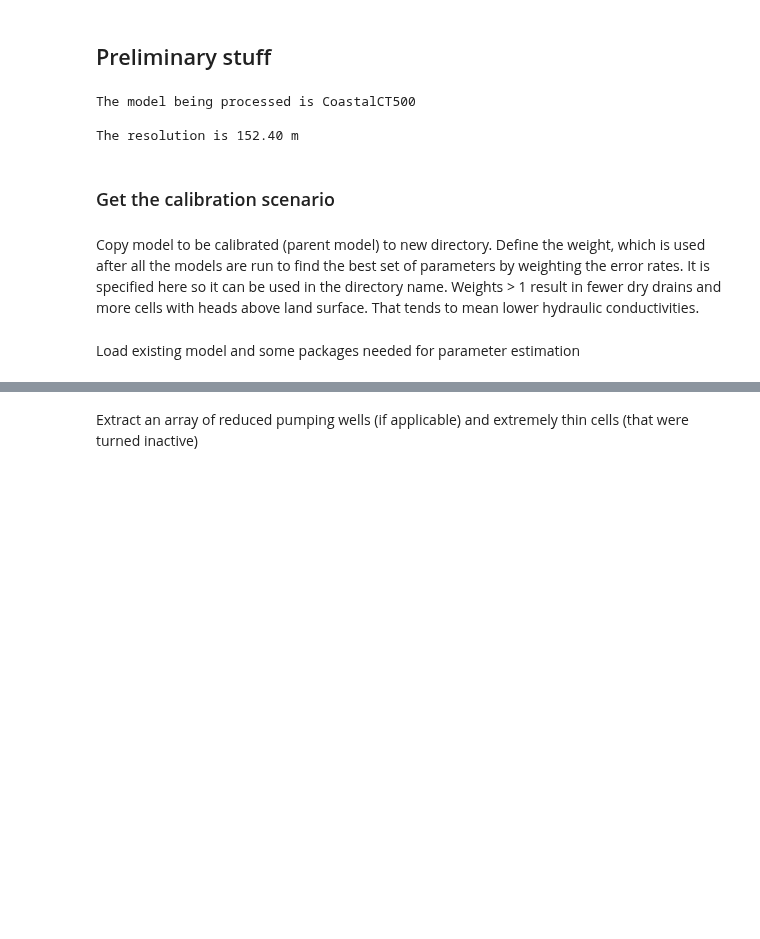
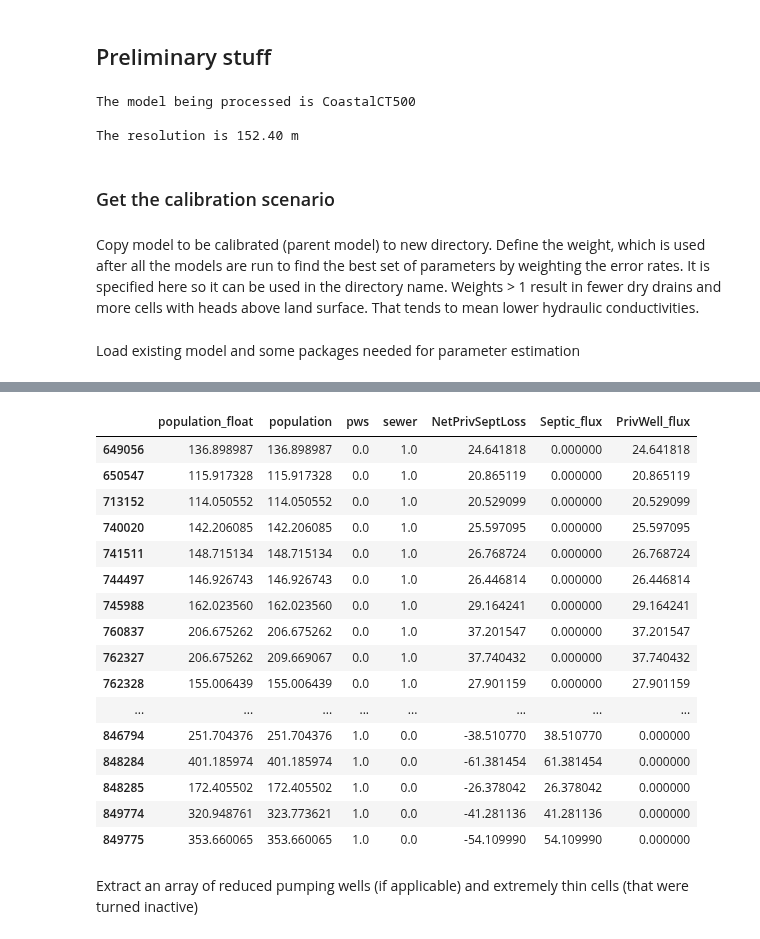
Before and after one commit to janetrbarclay/gw-general-models, a Jupyter notebook: Genmod1.0/general-models/UserGuide_General_Model_5_JRB_ExportShapefile.ipynb, the cells around one changed output, grey strips where cells are left out. Saved outputs shown, nothing was run; the diff lists cells and outputs as text; code cells hidden in the pictures; blank space fills up the shorter version.

```diff
--- a/Genmod1.0/general-models/UserGuide_General_Model_5_JRB_ExportShapefile.ipynb
+++ b/Genmod1.0/general-models/UserGuide_General_Model_5_JRB_ExportShapefile.ipynb
@@ -148,16 +197,33 @@ if os.path.isfile(zone_file):
         other_dict["surfzone_"+str(i)]=zones[i,:,:]
 
 other_dict["ZoneBud"]=model_grid.HUC12_shortCD.values.reshape(dis.nrow, dis.ncol)
-other_dict["Septic_flux"]=model_grid.Septic_flux.values.reshape(dis.nrow, dis.ncol)
-other_dict['PrivWell_flux']=model_grid.population.values.reshape(dis.nrow, dis.ncol)*np.abs(model_grid.pws.values.reshape(dis.nrow, dis.ncol)-1)*useResPerCap
-other_dict["Pop"]=model_grid.population.values.reshape(dis.nrow, dis.ncol)
-other_dict["Coast_Deep"]=model_grid.Coast_Deep.values.reshape(dis.nrow, dis.ncol)
-other_dict["Coast_Shallow"]=model_grid.Coast_Shallow.values.reshape(dis.nrow, dis.ncol)
-other_dict["ghb_sea"]=model_grid.ghb_sea.values.reshape(dis.nrow, dis.ncol)
-other_dict["SurfGeo"]=model_grid.SurfGeo.values.reshape(dis.nrow, dis.ncol)
-other_dict["BedLithSimp"]=model_grid.BedLithSimp.values.reshape(dis.nrow, dis.ncol)
-other_dict["PerWater"]=model_grid.PerWater.values.reshape(dis.nrow, dis.ncol)
+try:
+    other_dict["Septic_flux"]=model_grid.Septic_flux.values.reshape(dis.nrow, dis.ncol)
+    other_dict["sep_cm_yr"]=other_dict["Septic_flux"]/L/L*365*100  #converts m3/d to cm/yr
+    model_grid['PrivWell_flux']=model_grid.population.values*np.abs(model_grid.pws.values-1)*useResPerCap
+    model_grid['NetPrivSeptLoss'] = model_grid.population.values*np.abs(model_grid.pws.values-1)*useResPerCap-model_grid.Septic_flux.values
+    other_dict['PrivWell_flux']=model_grid.population.values.reshape(dis.nrow, dis.ncol)*np.abs(model_grid.pws.values.reshape(dis.nrow, dis.ncol)-1)*useResPerCap
+    other_dict['PriWe_cm_yr']=other_dict['PrivWell_flux']/L/L*365*100  #converts m3/d to cm/yr
+    model_grid['NetPrivSeptLoss'] = model_grid.population.values*np.abs(model_grid.pws.values-1)*useResPerCap-model_grid.Septic_flux.values
+    other_dict['NetPrivSeptLoss']= model_grid.NetPrivSeptLoss.values.reshape(dis.nrow,dis.ncol)
+    other_dict['NetSepLoss_cm_yr']=other_dict['NetPrivSeptLoss']/L/L*365*100  #converts m3/d to cm/yr
+    other_dict["Pop"]=model_grid.population.values.reshape(dis.nrow, dis.ncol)
+    other_dict["Coast_Deep"]=model_grid.Coast_Deep.values.reshape(dis.nrow, dis.ncol)
+    other_dict["Coast_Shallow"]=model_grid.Coast_Shallow.values.reshape(dis.nrow, dis.ncol)
+    other_dict["ghb_sea"]=model_grid.ghb_sea.values.reshape(dis.nrow, dis.ncol)
+except:
+    pass
+other_dict["arbolateSu"]=model_grid.arbolateSu.values.reshape(dis.nrow, dis.ncol)
+try:
+    other_dict["SurfGeo"]=model_grid.SurfGeo.values.reshape(dis.nrow, dis.ncol)
+    other_dict["BedLithSimp"]=model_grid.BedLithSimp.values.reshape(dis.nrow, dis.ncol)
+    other_dict["PerWater"]=model_grid.PerWater.values.reshape(dis.nrow, dis.ncol)
+except:
+    pass
+
+other_dict["ObsType"]=model_grid.obs_type_int.values.reshape(dis.nrow, dis.ncol)
 other_dict["WetlandPer"]=model_grid.WetlandPer.values.reshape(dis.nrow, dis.ncol)
+other_dict["reachcode"]=model_grid.reachcode.values.reshape(dis.nrow,dis.ncol)
 other_dict["nlcd"]=model_grid.nlcd.values.reshape(dis.nrow, dis.ncol)
 other_dict["obs_type"]=np.array([1 if x=="hydro"else 2 if x=="topo" else 0 for x in model_grid.obs_type.values]).reshape(dis.nrow, dis.ncol)
 try:
@@ -176,8 +242,12 @@ except:
     pass
 # other_dict["PerWater"]=model_grid.PerWater.values.reshape(dis.nrow, dis.ncol)
 other_dict["wt"]=wt
+model_grid['wt'] = wt.ravel()
 other_dict["DTW_m"]=top - wt
 other_dict["land_surface"]=top
 other_dict["node"]=node
-other_dict["Rech_noSep"]=rch.rech.array[0][0]-other_dict["Septic_flux"]/L/L
-other_dict['Rech_nat_cm_yr']=other_dict["Rech_noSep"]*100*365
+try:
+    other_dict["Rech_noSep"]=rch.rech.array[0][0]-other_dict["Septic_flux"]/L/L
+    other_dict['Rech_nat_cm_yr']=other_dict["Rech_noSep"]*100*365
+except:
+    pass
@@ -184,2 +282,22 @@ other_dict['Rech_nat_cm_yr']=other_dict["Rech_noSep"]*100*365
+# %%
+model_grid.loc[(np.abs(model_grid.NetPrivSeptLoss)>20)&(model_grid.ibound==1),["population_float","population","pws","sewer","NetPrivSeptLoss","Septic_flux","PrivWell_flux"]]
+# %% [output]
+|  | population_float | population | pws | sewer | NetPrivSeptLoss | Septic_flux | PrivWell_flux |
+| 649056 | 136.898987 | 136.898987 | 0.0 | 1.0 | 24.641818 | 0.000000 | 24.641818 |
+| 650547 | 115.917328 | 115.917328 | 0.0 | 1.0 | 20.865119 | 0.000000 | 20.865119 |
+| 713152 | 114.050552 | 114.050552 | 0.0 | 1.0 | 20.529099 | 0.000000 | 20.529099 |
+| 740020 | 142.206085 | 142.206085 | 0.0 | 1.0 | 25.597095 | 0.000000 | 25.597095 |
+| 741511 | 148.715134 | 148.715134 | 0.0 | 1.0 | 26.768724 | 0.000000 | 26.768724 |
+| 744497 | 146.926743 | 146.926743 | 0.0 | 1.0 | 26.446814 | 0.000000 | 26.446814 |
+| 745988 | 162.023560 | 162.023560 | 0.0 | 1.0 | 29.164241 | 0.000000 | 29.164241 |
+| 760837 | 206.675262 | 206.675262 | 0.0 | 1.0 | 37.201547 | 0.000000 | 37.201547 |
+| 762327 | 206.675262 | 209.669067 | 0.0 | 1.0 | 37.740432 | 0.000000 | 37.740432 |
+| 762328 | 155.006439 | 155.006439 | 0.0 | 1.0 | 27.901159 | 0.000000 | 27.901159 |
+| ... | ... | ... | ... | ... | ... | ... | ... |
+| 846794 | 251.704376 | 251.704376 | 1.0 | 0.0 | -38.510770 | 38.510770 | 0.000000 |
+| 848284 | 401.185974 | 401.185974 | 1.0 | 0.0 | -61.381454 | 61.381454 | 0.000000 |
+| 848285 | 172.405502 | 172.405502 | 1.0 | 0.0 | -26.378042 | 26.378042 | 0.000000 |
+| 849774 | 320.948761 | 323.773621 | 1.0 | 0.0 | -41.281136 | 41.281136 | 0.000000 |
+| 849775 | 353.660065 | 353.660065 | 1.0 | 0.0 | -54.109990 | 54.109990 | 0.000000 |
 # %%
 #read in the model grid with travel times, if it exits
```
Also changed, not shown: parts of 24 cells of this notebook.
